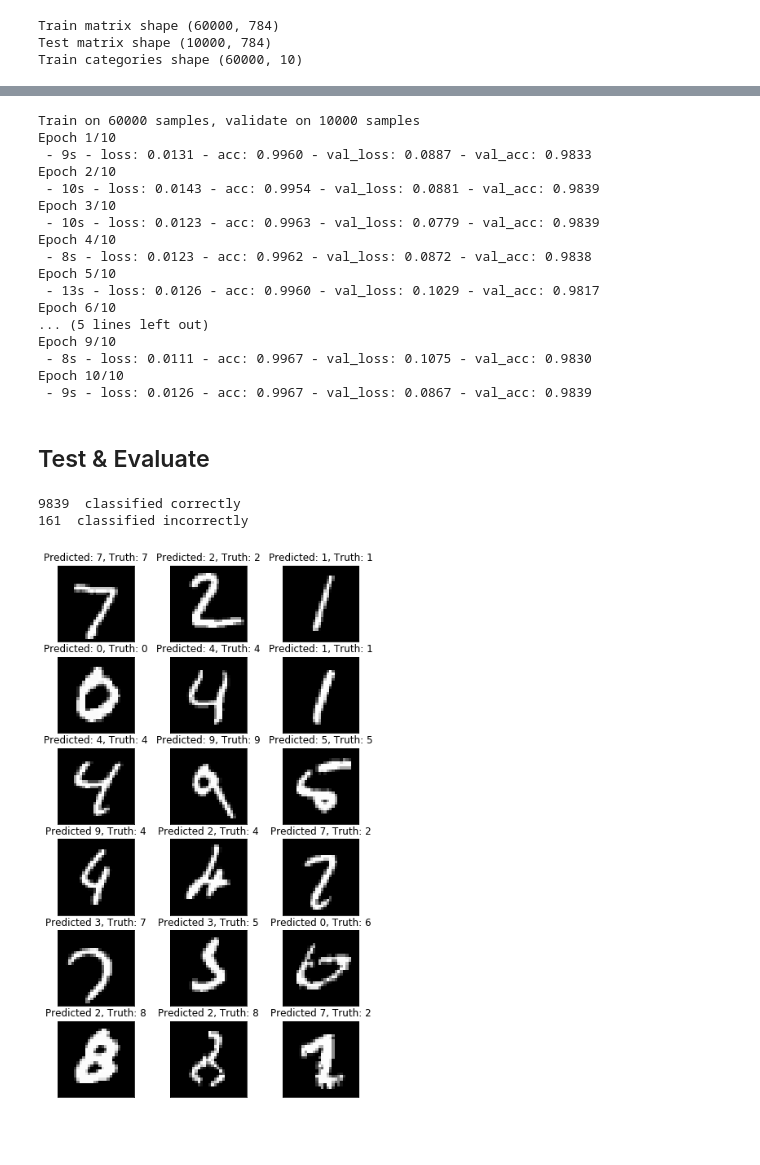
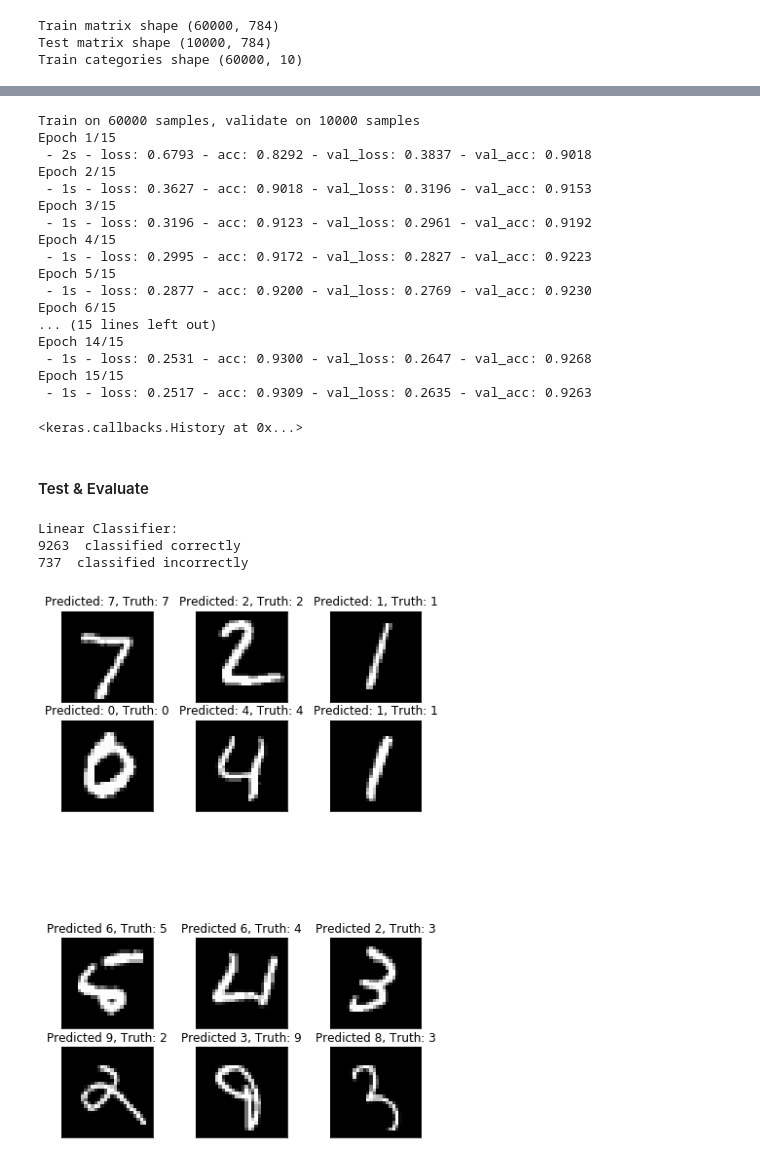
Before and after one commit to jesperlandmer/2dv515-a4, a Jupyter notebook: mnistClassifier.ipynb, the cells around one changed output, grey strips where cells are left out. Saved outputs shown, nothing was run; the diff lists cells and outputs as text; code cells hidden in the pictures; blank space fills up the shorter version.

Commit message:
corrected the linear classifier

```diff
--- a/mnistClassifier.ipynb
+++ b/mnistClassifier.ipynb
@@ -26,11 +31,16 @@ Reshape and normalize the training data to 28x28 images. Meaning that the input
 Also specify the length of the categories i.e. 10 using one-hot encoding (i.e. making the values only ones and zeros e.g. [0,0,0,1,0,0,0,0,0,0] would represent the value 3) since we have images of values from 0-9.
 # %%
-X_train = X_train.reshape(X_train.shape[0], 784)
-X_test = X_test.reshape(X_test.shape[0], 784)
+# Fetch the datasets
+(X_train, y_train), (X_test, y_test) = mnist.load_data()
+
+# Reshape tuple to use number of pixels instead
+n_pixels = X_train.shape[1] * X_train.shape[2]
+X_train = X_train.reshape(X_train.shape[0], n_pixels)
+X_test = X_test.reshape(X_test.shape[0], n_pixels)
 X_train = X_train.astype('float32')
 X_test = X_test.astype('float32')
 
-# Normalize the data to optimize training
+# Normalize the data from greyscale 0-255 to 0-1
 X_train /= 255
 X_test /= 255
 
@@ -39,7 +49,8 @@ print("Train matrix shape", X_train.shape)
 print("Test matrix shape", X_test.shape)
 
 # One-hot encoding
-n_classes = 10
+# Convert to binary encoding
+n_classes = Y_train.shape[1]
 Y_train = np_utils.to_categorical(y_train, n_classes)
 Y_test = np_utils.to_categorical(y_test, n_classes)
 print("Train categories shape", Y_train.shape)
@@ -82,70 +80,72 @@ Training the model for 10 epochs. The lower the loss, the better.
 # %%
-%matplotlib inline
-
 # Training the model for 10 epochs
-model_train = model.fit(X_train, Y_train,
-          batch_size=128, epochs=10,
+linear_model.fit(X_train, Y_train,
+          batch_size=128, epochs=15,
           verbose=2,
           validation_data=(X_test, Y_test))
 # %% [output]
 Train on 60000 samples, validate on 10000 samples
-Epoch 1/10
- - 9s - loss: 0.0131 - acc: 0.9960 - val_loss: 0.0887 - val_acc: 0.9833
-Epoch 2/10
- - 10s - loss: 0.0143 - acc: 0.9954 - val_loss: 0.0881 - val_acc: 0.9839
-Epoch 3/10
- - 10s - loss: 0.0123 - acc: 0.9963 - val_loss: 0.0779 - val_acc: 0.9839
-Epoch 4/10
- - 8s - loss: 0.0123 - acc: 0.9962 - val_loss: 0.0872 - val_acc: 0.9838
-Epoch 5/10
- - 13s - loss: 0.0126 - acc: 0.9960 - val_loss: 0.1029 - val_acc: 0.9817
-Epoch 6/10
-... (5 lines left out)
-Epoch 9/10
- - 8s - loss: 0.0111 - acc: 0.9967 - val_loss: 0.1075 - val_acc: 0.9830
-Epoch 10/10
- - 9s - loss: 0.0126 - acc: 0.9967 - val_loss: 0.0867 - val_acc: 0.9839
+Epoch 1/15
+ - 2s - loss: 0.6793 - acc: 0.8292 - val_loss: 0.3837 - val_acc: 0.9018
+Epoch 2/15
+ - 1s - loss: 0.3627 - acc: 0.9018 - val_loss: 0.3196 - val_acc: 0.9153
+Epoch 3/15
+ - 1s - loss: 0.3196 - acc: 0.9123 - val_loss: 0.2961 - val_acc: 0.9192
+Epoch 4/15
+ - 1s - loss: 0.2995 - acc: 0.9172 - val_loss: 0.2827 - val_acc: 0.9223
+Epoch 5/15
+ - 1s - loss: 0.2877 - acc: 0.9200 - val_loss: 0.2769 - val_acc: 0.9230
+Epoch 6/15
+... (15 lines left out)
+Epoch 14/15
+ - 1s - loss: 0.2531 - acc: 0.9300 - val_loss: 0.2647 - val_acc: 0.9268
+Epoch 15/15
+ - 1s - loss: 0.2517 - acc: 0.9309 - val_loss: 0.2635 - val_acc: 0.9263
+<keras.callbacks.History at 0x...>
 # %% [markdown]
-## Test & Evaluate
+#### Test & Evaluate
 # %%
 %matplotlib inline
 
 # Get the model predictions on the test set
-predicted_classes = model.predict_classes(X_test)
+predicted_classes = linear_model.predict_classes(X_test)
 
-# Create arrays using numpy to evaluate the predictions
+#
+# Create arrays using numpy to evaluate the predictions for conv model
+#
 correct_indices = np.nonzero(predicted_classes == y_test)[0]
 incorrect_indices = np.nonzero(predicted_classes != y_test)[0]
 print()
+print('Linear Classifier:')
 print(len(correct_indices)," classified correctly")
 print(len(incorrect_indices)," classified incorrectly")
-
 
 # Set figure image size
 plt.rcParams['figure.figsize'] = (7,12)
 
 figure_evaluation = plt.figure()
 
-# Plot 9 correct predictions
-for i, correct in enumerate(correct_indices[:9]):
+# Plot 6 correct predictions
+for i, correct in enumerate(correct_indices[:6]):
     plt.subplot(6,3,i+1)
     plt.imshow(X_test[correct].reshape(28,28), cmap='gray', interpolation='none')
     plt.title(
       "Predicted: {}, Truth: {}".format(predicted_classes[correct],
                                         y_test[correct]))
     plt.xticks([])
     plt.yticks([])
 
-# Plot 9 incorrect predictions
-for i, incorrect in enumerate(incorrect_indices[:9]):
+# Plot 6 incorrect predictions
+for i, incorrect in enumerate(incorrect_indices[:6]):
     plt.subplot(6,3,i+10)
     plt.imshow(X_test[incorrect].reshape(28,28), cmap='gray', interpolation='none')
     plt.title(
       "Predicted {}, Truth: {}".format(predicted_classes[incorrect],
                                        y_test[incorrect]))
     plt.xticks([])
     plt.yticks([])
 # %% [output]
-9839  classified correctly
-161  classified incorrectly
+Linear Classifier:
+9263  classified correctly
+737  classified incorrectly
-[figure, old version]
+[figure, new version]
```
Also changed, not shown: parts of 16 cells of this notebook, 1 other file.
